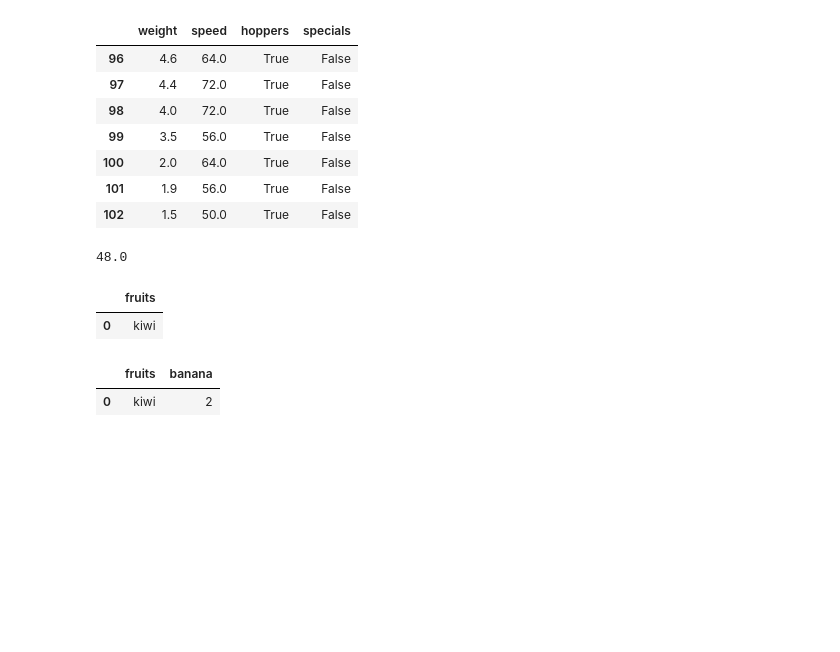
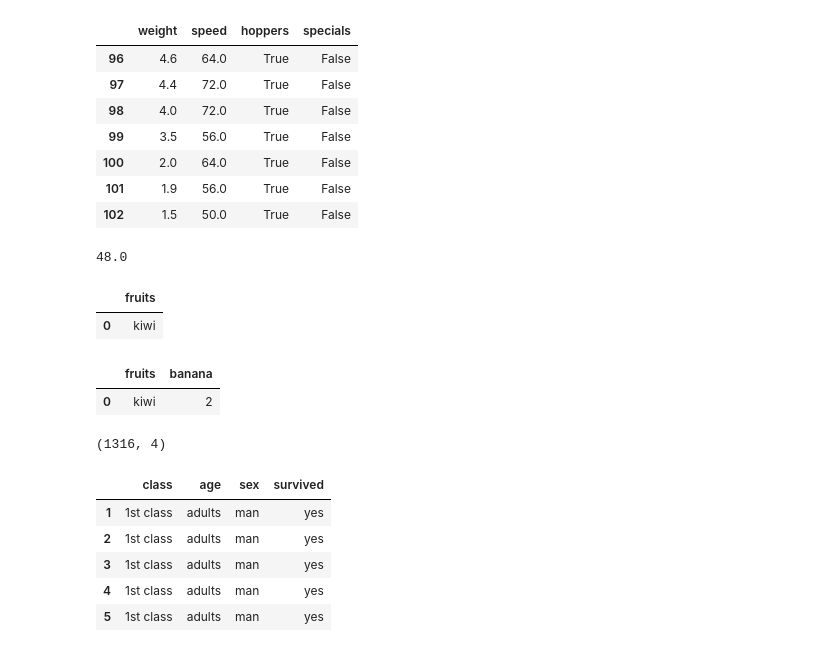
Before and after one commit to faithkane3/python-exercises, a Jupyter notebook: pandas_play.ipynb, the cells around one changed output. Cells and saved outputs as stored; diff of their text form; code cells hidden in the pictures; blank space fills up the shorter version.

```diff
--- a/pandas_play.ipynb
+++ b/pandas_play.ipynb
@@ -83,3 +84,17 @@ example
 # %% [output]
 |  | fruits | banana |
 | 0 | kiwi | 2 |
+# %%
+titanic = data("titanic")
+titanic.shape
+# %% [output]
+(1316, 4)
+# %%
+titanic.head()
+# %% [output]
+|  | class | age | sex | survived |
+| 1 | 1st class | adults | man | yes |
+| 2 | 1st class | adults | man | yes |
+| 3 | 1st class | adults | man | yes |
+| 4 | 1st class | adults | man | yes |
+| 5 | 1st class | adults | man | yes |
```
Also changed, not shown: parts of 9 cells of this notebook.
